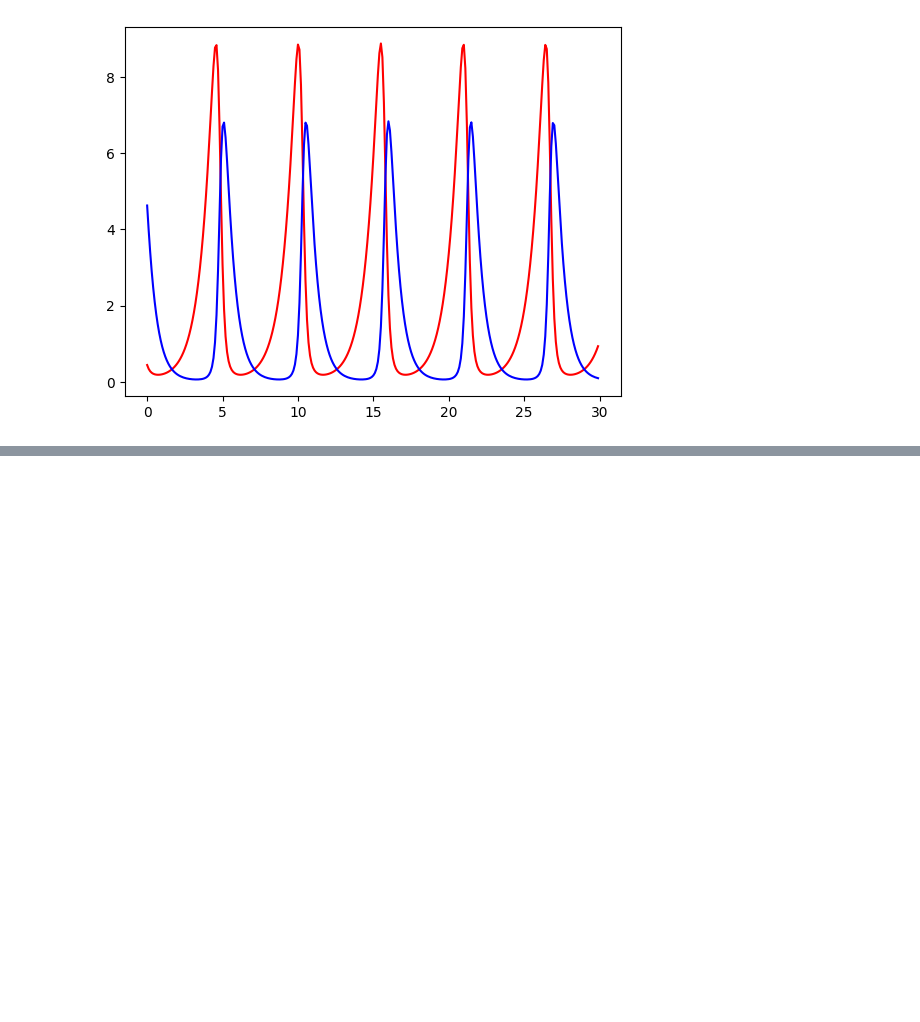
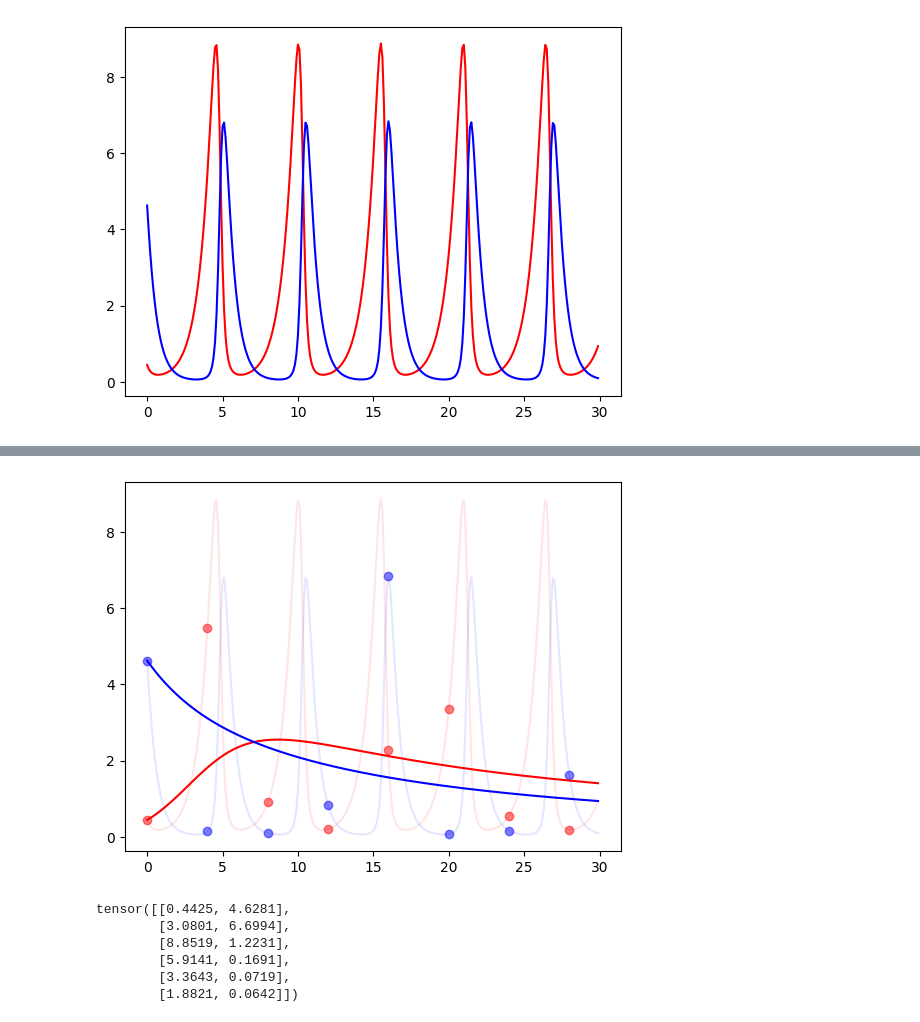
Before and after one commit to craigfouts/terrarium, a Jupyter notebook: notebooks/udes.ipynb, the cells around one changed output, grey strips where cells are left out. Drawn from its saved outputs; the diff is of its cells as text; code cells hidden in the pictures; blank space fills up the shorter version.

```diff
--- a/notebooks/udes.ipynb
+++ b/notebooks/udes.ipynb
@@ -55,3 +151,34 @@ plt.show()
+# %%
+with VideoWriter(frame_rate=30., path='_autoplay.mp4') as vid:
+    for i in tqdm(range(len(model.log_))):
+        (Y := torch.zeros((300, 2)))[0] = x0
+        steps = torch.arange(len(X_))
+
+        for j in range(1, 300):
+            Y[j] = model(Y[j - 1], growth_rates=model.g_log_[i], interactions=model.i_log_[i])
+
+        plt.plot(steps*dt, X[:, 0], c='red', alpha=.1)
+        plt.plot(steps*dt, X[:, 1], c='blue', alpha=.1)
+        plt.scatter(idx*dt, data[:, 0], c='red', alpha=.5)
+        plt.scatter(idx*dt, data[:, 1], c='blue', alpha=.5)
+        plt.plot(steps*dt, Y[:, 0].detach(), c='red')
+        plt.plot(steps*dt, Y[:, 1].detach(), c='blue')
+        vid.write(grab_plot())
+# %%
+(X_ := torch.zeros((300, 2)))[0] = x0
+
+for i in tqdm(range(1, 300)):
+    X_[i] = model(X_[i - 1])
+
+plt.plot(steps*dt, X[:, 0], c='red', alpha=.1)
+plt.plot(steps*dt, X[:, 1], c='blue', alpha=.1)
+plt.scatter(idx*dt, data[:, 0], c='red', alpha=.5)
+plt.scatter(idx*dt, data[:, 1], c='blue', alpha=.5)
+plt.plot(steps*dt, X_[:, 0].detach(), c='red')
+plt.plot(steps*dt, X_[:, 1].detach(), c='blue')
+plt.show()
+# %% [output]
+[figure, added]
 # %%
 class UDE(nn.Module):
     @attrmethod
@@ -70,2 +197,11 @@ class UDE(nn.Module):
         for i in tqdm(range(n_epochs)) if verbosity > 0 else range(n_epochs):
             pass
+# %%
+data
+# %% [output]
+tensor([[0.4425, 4.6281],
+        [3.0801, 6.6994],
+        [8.8519, 1.2231],
+        [5.9141, 0.1691],
+        [3.3643, 0.0719],
+        [1.8821, 0.0642]])
```
Also changed, not shown: parts of 6 cells of this notebook, 3 other files.
